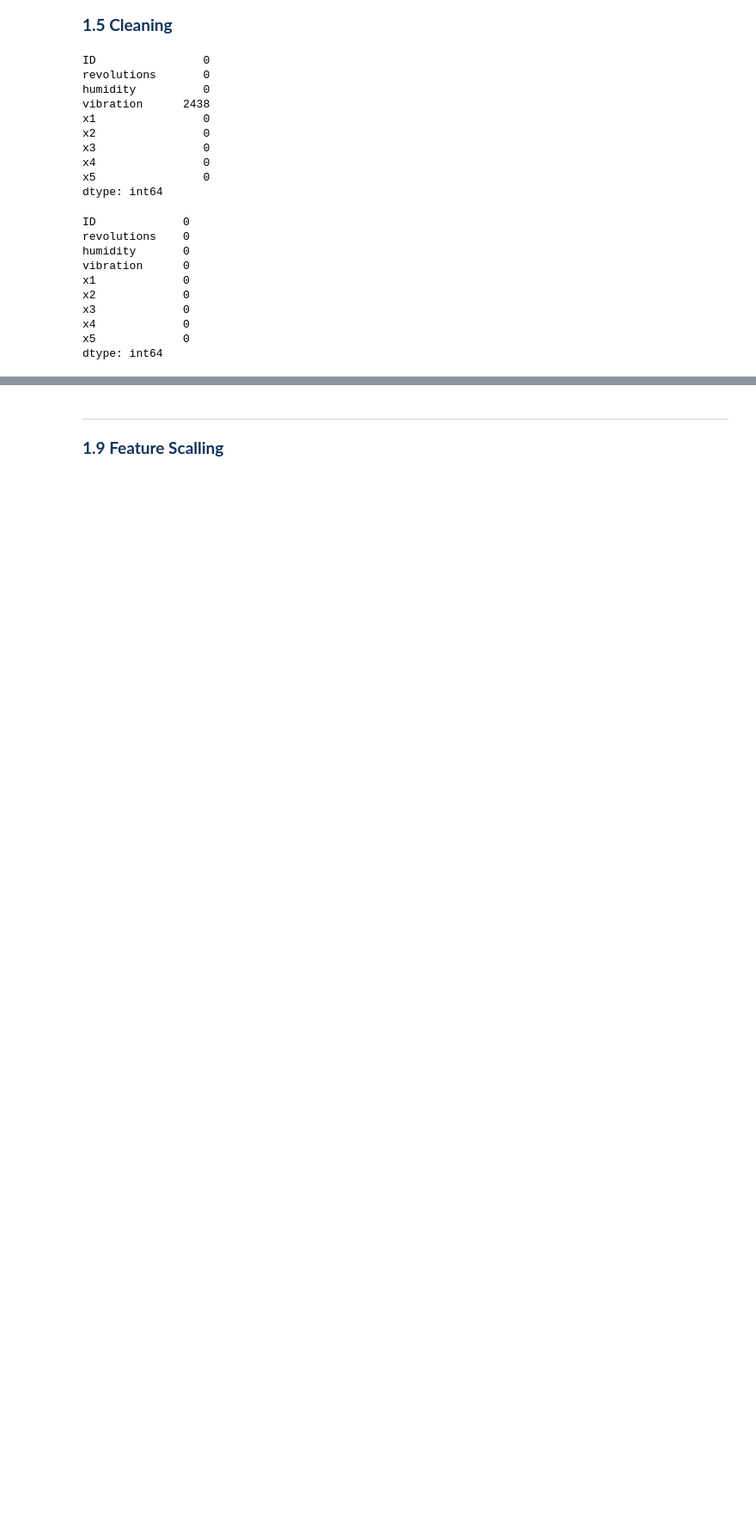
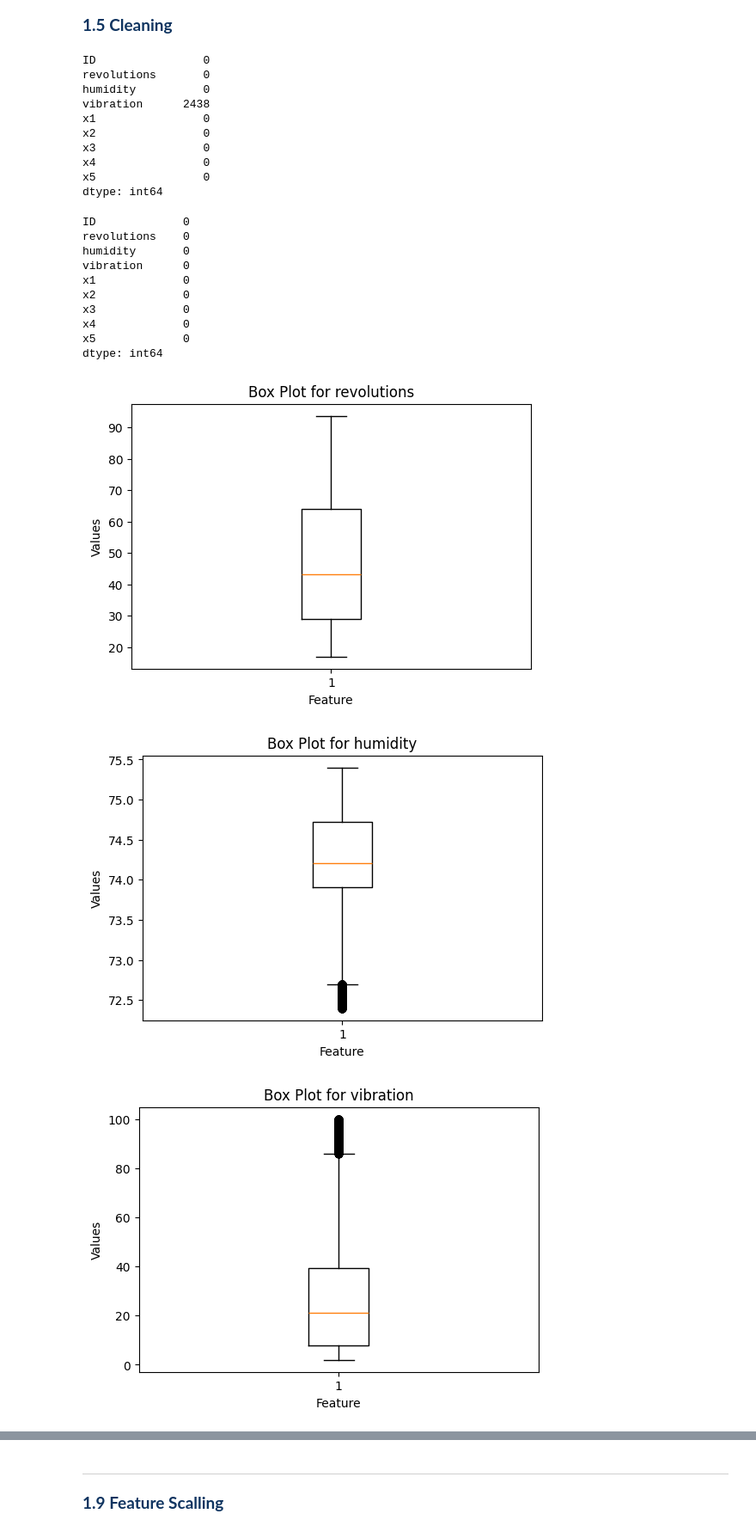
Before and after one commit to Zyad-Abdelhafiz/Elevator-Predictive-Maintenance, a Jupyter notebook: EPM.ipynb, the cells around one changed output, grey strips where cells are left out. Shown at 86% size. Cells and saved outputs as stored; diff of their text form; code cells hidden in the pictures; blank space fills up the shorter version.

```diff
--- a/EPM.ipynb
+++ b/EPM.ipynb
@@ -92,3 +92,21 @@ x3             0
 x4             0
 x5             0
 dtype: int64
+# %%
+import matplotlib.pyplot as plt
+
+# Extract all the features from the data
+features = ['revolutions', 'humidity', 'vibration', 'x1', 'x2', 'x3', 'x4', 'x5']
+
+# Create a box plot for each feature
+for feature in features:
+    plt.figure(figsize=(6, 4))
+    plt.boxplot(epm_clean[feature])
+    plt.title(f'Box Plot for {feature}')
+    plt.xlabel('Feature')
+    plt.ylabel('Values')
+    plt.show()
+# %% [output]
+[figure, added]
+[figure, added]
+[figure, added]
```
Also changed, not shown: parts of 30 cells of this notebook.
